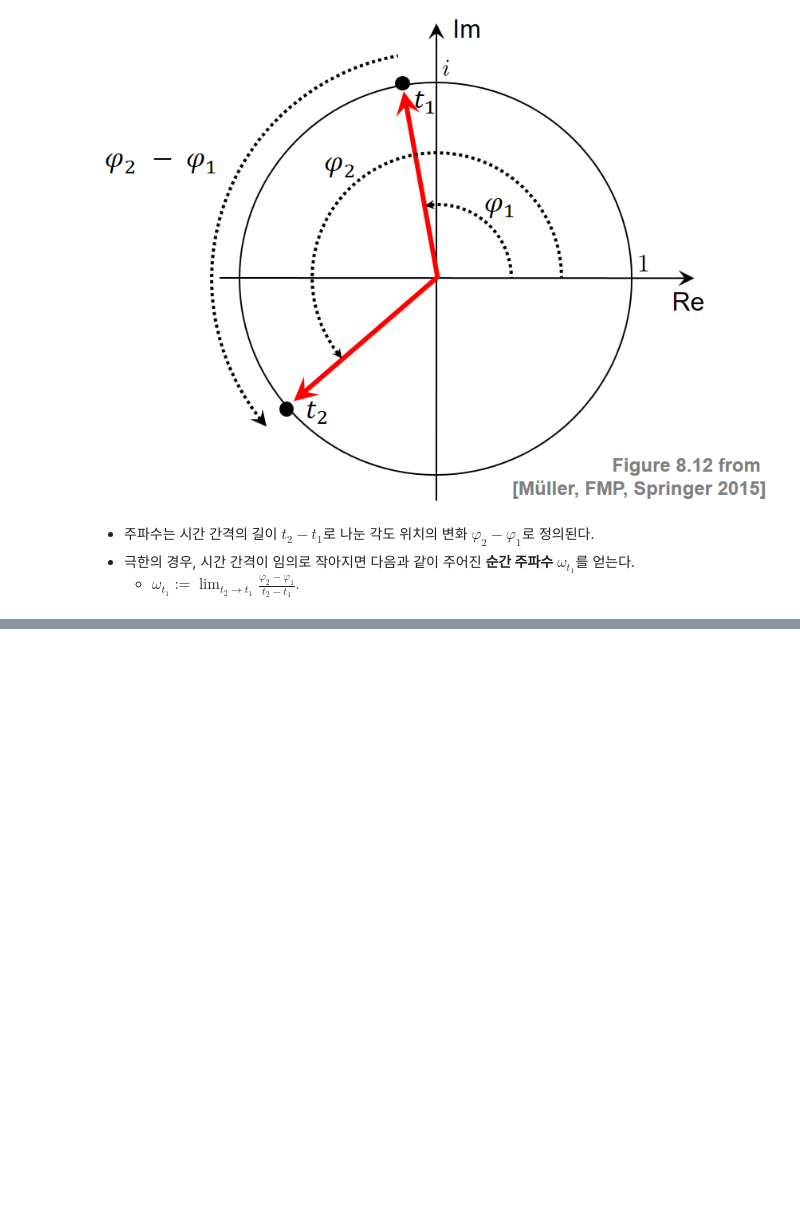
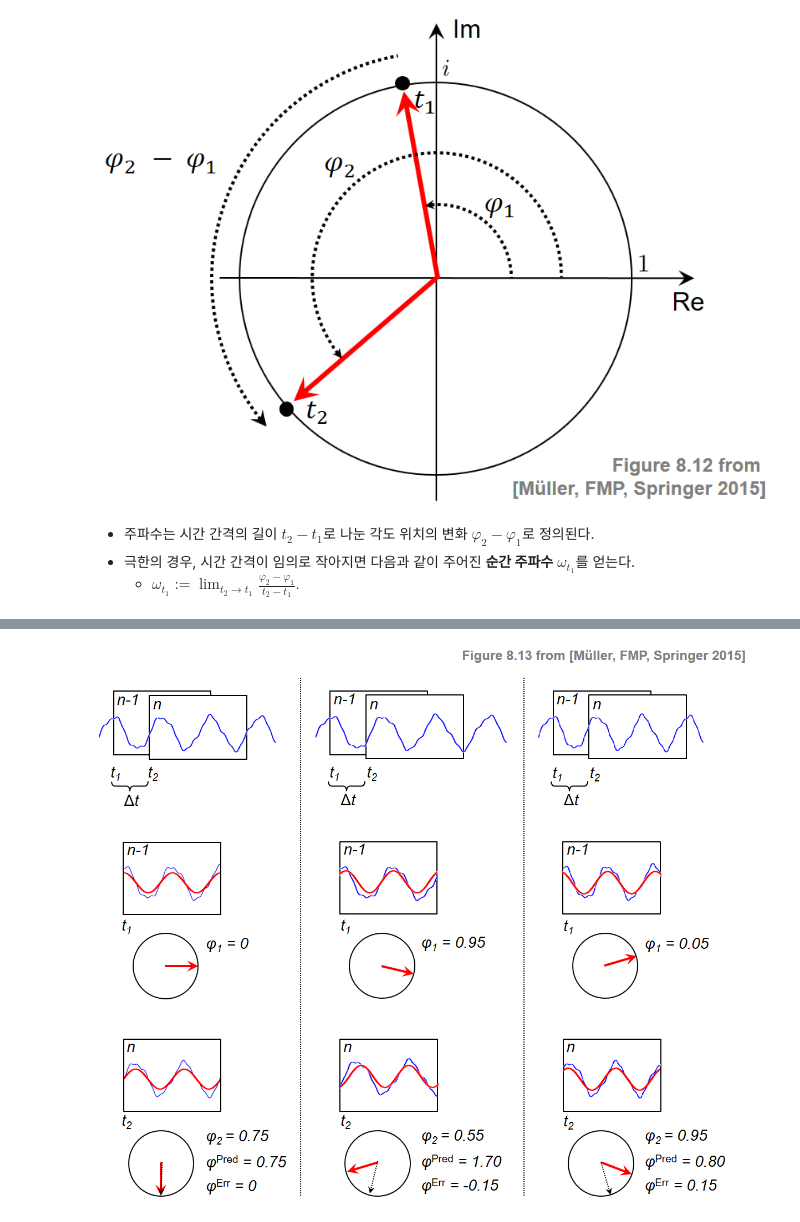
Before and after one commit to jo-cho/mir_kr, a Jupyter notebook: Notebooks/9. Musically Informed Audio Decomposition/9.2.Melody_Extraction.ipynb, the cells around one changed output, grey strips where cells are left out. Drawn from its saved outputs; the diff is of its cells as text; code cells hidden in the pictures; blank space fills up the shorter version.

```diff
--- a/Notebooks/9. Musically Informed Audio Decomposition/9.2.Melody_Extraction.ipynb
+++ b/Notebooks/9. Musically Informed Audio Decomposition/9.2.Melody_Extraction.ipynb
@@ -80,0 +62,4 @@ This value (being a bit sloppy in word use) is also called the **instantaneous f
+# %%
+Image(path_img+"FMP_C8_F13.png", width="500px")
+# %% [output]
+[figure, added]
```
Also changed, not shown: parts of 52 cells of this notebook.
